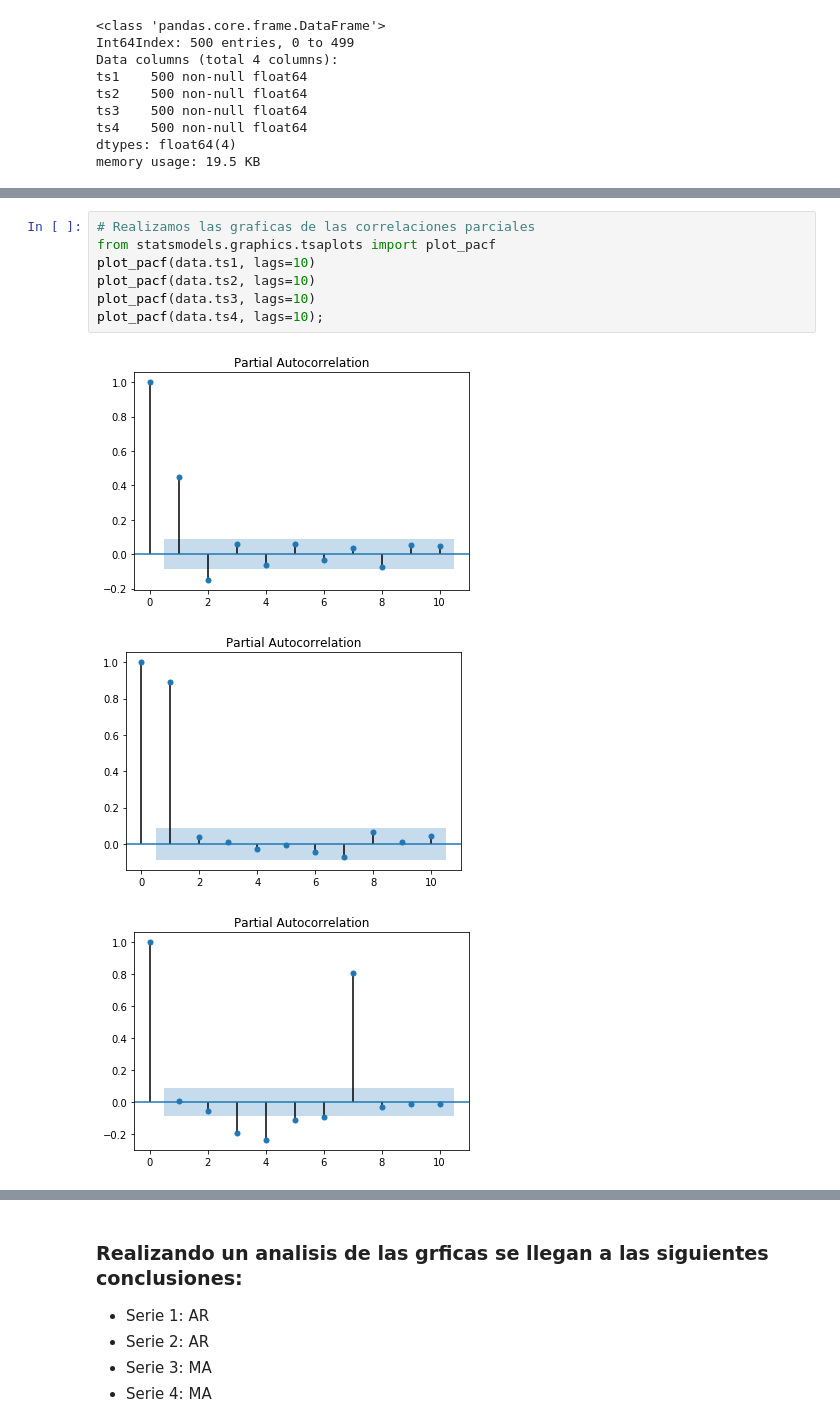
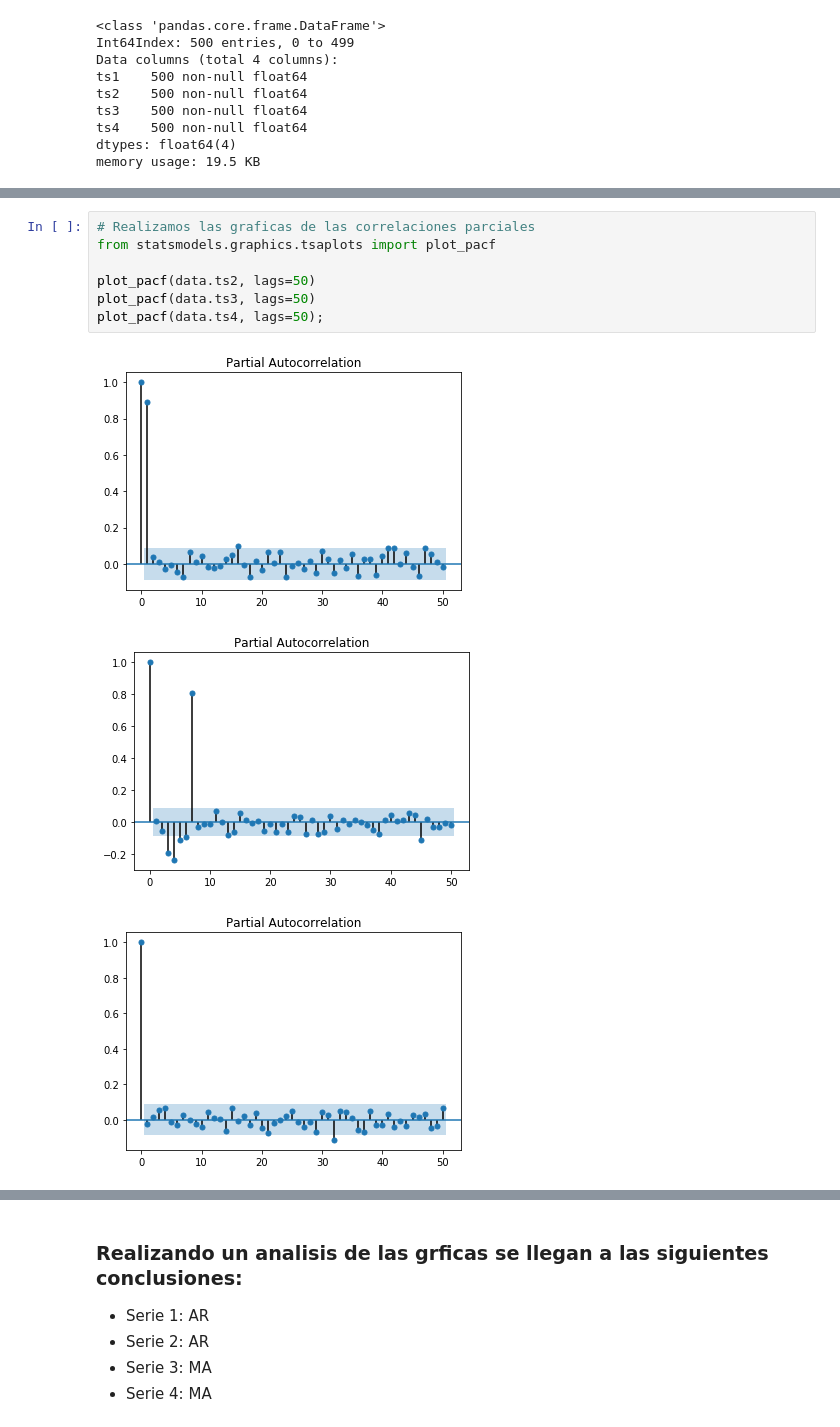
Before and after one commit to diegojeda/Maestria-Analtica-UniAndes, a Jupyter notebook: E03-ARIMA.ipynb, the cells around one changed output, grey strips where cells are left out. Drawn from its saved outputs; the diff is of its cells as text.

```diff
--- a/E03-ARIMA.ipynb
+++ b/E03-ARIMA.ipynb
@@ -34,11 +44,11 @@ plot_acf(data.ts4, lags=10); # Modelo MA
 # %%
 # Realizamos las graficas de las correlaciones parciales
 from statsmodels.graphics.tsaplots import plot_pacf
-plot_pacf(data.ts1, lags=10)
-plot_pacf(data.ts2, lags=10)
-plot_pacf(data.ts3, lags=10)
-plot_pacf(data.ts4, lags=10);
+
+plot_pacf(data.ts2, lags=50)
+plot_pacf(data.ts3, lags=50)
+plot_pacf(data.ts4, lags=50);
 # %% [output]
-[figure, old version]
+[figure, new version]
-[figure, old version]
+[figure, new version]
-[figure, old version]
+[figure, new version]
```
Also changed, not shown: parts of 12 cells of this notebook.
